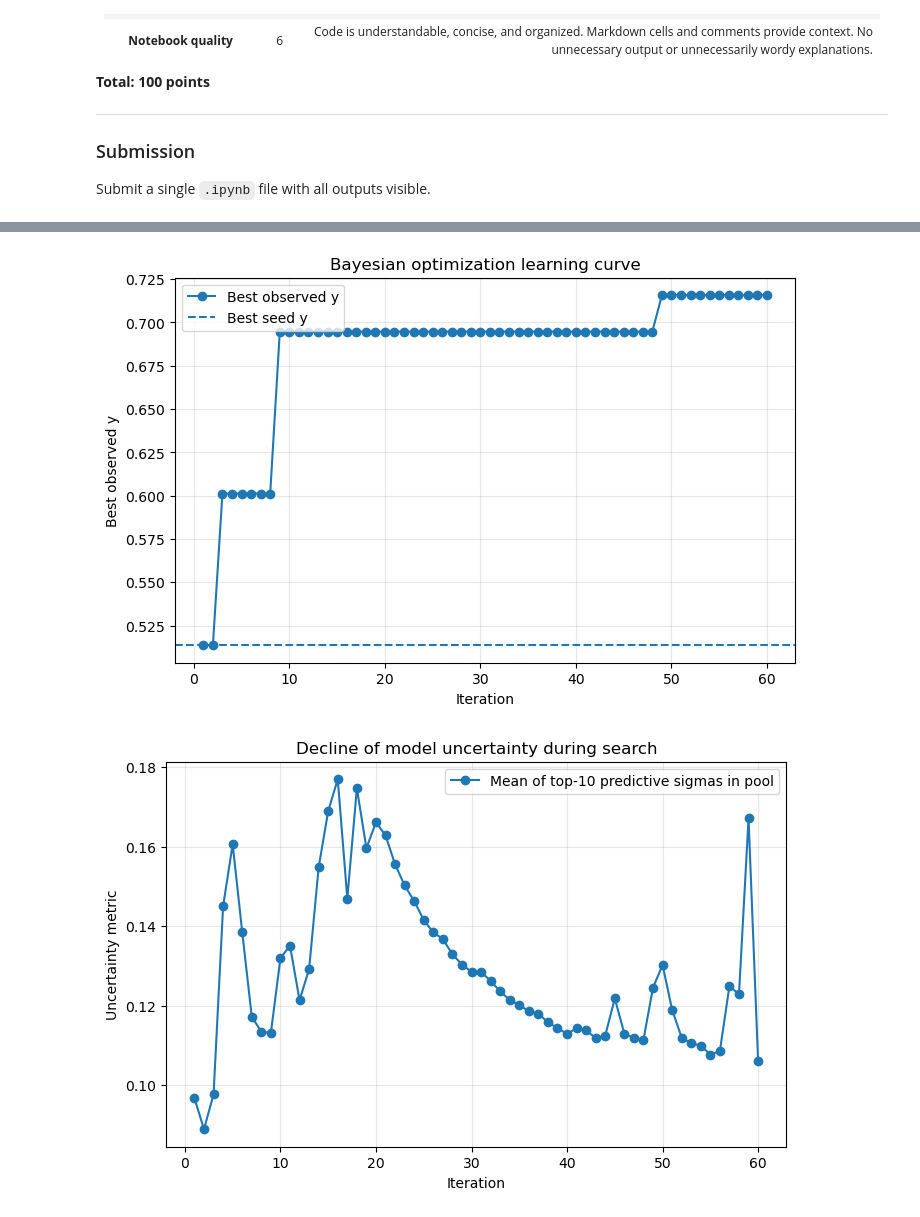
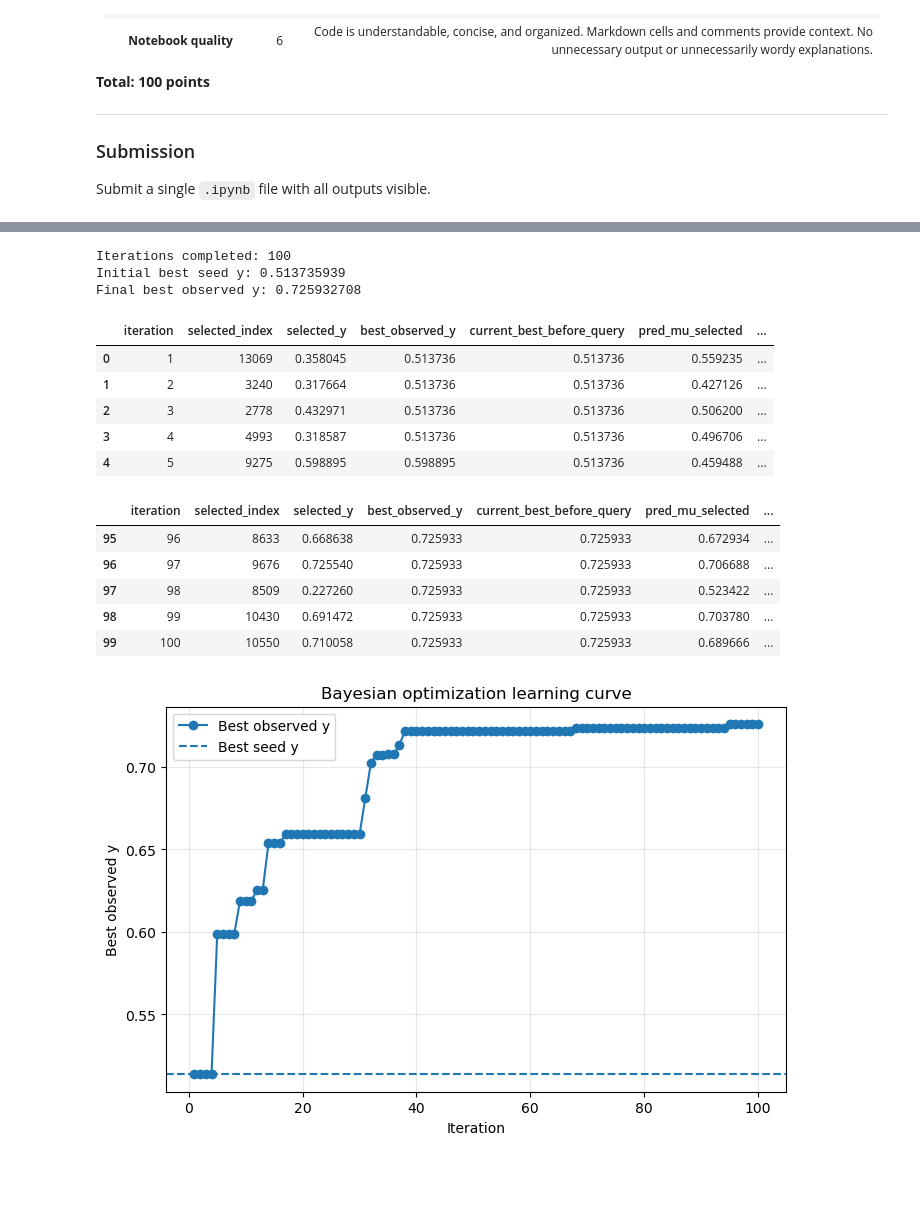
Before and after one commit to zhoueth1/MSE238, a Jupyter notebook: Project/project.ipynb, the cells around one changed output, grey strips where cells are left out. Drawn from its saved outputs; the diff is of its cells as text; code cells hidden in the pictures; blank space fills up the shorter version.

```diff
--- a/Project/project.ipynb
+++ b/Project/project.ipynb
@@ -207,5 +178,8 @@ def mixed_ei_acquisition(mu, sigma, best_y, rng, xi=0.01, random_weight=0.10):
 # %%
-def make_gp(random_state=238):
+def make_gp(kernel_type="matern", random_state=238):
+  if kernel_type != "matern":
+    raise ValueError("This integrated notebook is set up for kernel_type='matern' only.")
+
   kernel = (
     ConstantKernel(1.0, (1e-2, 1e2))
     * Matern(
@@ -229 +221,9 @@ def make_gp(random_state=238):
+# %%
+def ucb_acquisition(mu, sigma, kappa):
+  mu = np.asarray(mu)
+  sigma = np.asarray(sigma)
+  return mu + kappa * sigma
+
+def decaying_kappa(iteration, kappa0=2.5, gamma=0.97, kappa_min=0.8):
+  return max(kappa_min, kappa0 * (gamma ** (iteration - 1)))
 # %%
@@ -362,36 +322,66 @@ Best selected index during BO: 10050
+# %%
+#Tuning Parameters for Kappa
+UCB_KAPPA0 = 2.5
+UCB_GAMMA = 0.97
+UCB_KAPPA_MIN = 0.8
+
+history_ucb, observed_ucb, unobserved_ucb, gp_ucb = run_bo_ucb(
+  X_scaled=X_scaled,
+  y=y,
+  seed_indices=SEED_INDICES,
+  n_iter=100,
+  random_state=238,
+  patience=15,
+  sigma_tol=0.035,
+  kappa0=UCB_KAPPA0,
+  gamma=UCB_GAMMA,
+  kappa_min=UCB_KAPPA_MIN,
+  kernel_type="matern"
+)
+
+print("Iterations completed:", len(history_ucb))
+print("Initial best seed y:", y.loc[SEED_INDICES].max())
+print("Final best observed y:", history_ucb["best_observed_y"].iloc[-1])
+
+display(history_ucb.head())
+display(history_ucb.tail())
+# %% [output]
+Iterations completed: 100
+Initial best seed y: 0.513735939
+Final best observed y: 0.725932708
+|  | iteration | selected_index | selected_y | best_observed_y | current_best_before_query | pred_mu_selected | ... |
+| 0 | 1 | 13069 | 0.358045 | 0.513736 | 0.513736 | 0.559235 | ... |
+| 1 | 2 | 3240 | 0.317664 | 0.513736 | 0.513736 | 0.427126 | ... |
+| 2 | 3 | 2778 | 0.432971 | 0.513736 | 0.513736 | 0.506200 | ... |
+| 3 | 4 | 4993 | 0.318587 | 0.513736 | 0.513736 | 0.496706 | ... |
+| 4 | 5 | 9275 | 0.598895 | 0.598895 | 0.513736 | 0.459488 | ... |
+|  | iteration | selected_index | selected_y | best_observed_y | current_best_before_query | pred_mu_selected | ... |
+| 95 | 96 | 8633 | 0.668638 | 0.725933 | 0.725933 | 0.672934 | ... |
+| 96 | 97 | 9676 | 0.725540 | 0.725933 | 0.725933 | 0.706688 | ... |
+| 97 | 98 | 8509 | 0.227260 | 0.725933 | 0.725933 | 0.523422 | ... |
+| 98 | 99 | 10430 | 0.691472 | 0.725933 | 0.725933 | 0.703780 | ... |
+| 99 | 100 | 10550 | 0.710058 | 0.725933 | 0.725933 | 0.689666 | ... |
 # %%
 fig, ax = plt.subplots(figsize=(8, 5))
+
 ax.plot(
-  history_df["iteration"],
-  history_df["best_observed_y"],
+  history_ucb["iteration"],
+  history_ucb["best_observed_y"],
   marker="o",
   label="Best observed y"
 )
+
 ax.axhline(
   y.loc[SEED_INDICES].max(),
   linestyle="--",
   label="Best seed y"
 )
+
 ax.set_xlabel("Iteration")
 ax.set_ylabel("Best observed y")
 ax.set_title("Bayesian optimization learning curve")
 ax.legend()
 ax.grid(True, alpha=0.3)
 plt.show()
-
-fig, ax = plt.subplots(figsize=(8, 5))
-ax.plot(
-  history_df["iteration"],
-  history_df["mean_top10_sigma_pool"],
-  marker="o",
-  label="Mean of top-10 predictive sigmas in pool"
-)
-ax.set_xlabel("Iteration")
-ax.set_ylabel("Uncertainty metric")
-ax.set_title("Decline of model uncertainty during search")
-ax.legend()
-ax.grid(True, alpha=0.3)
-plt.show()
 # %% [output]
-[figure, old version]
+[figure, new version]
-[figure, removed]
```
Also changed, not shown: parts of 13 cells of this notebook, 1 other file.
